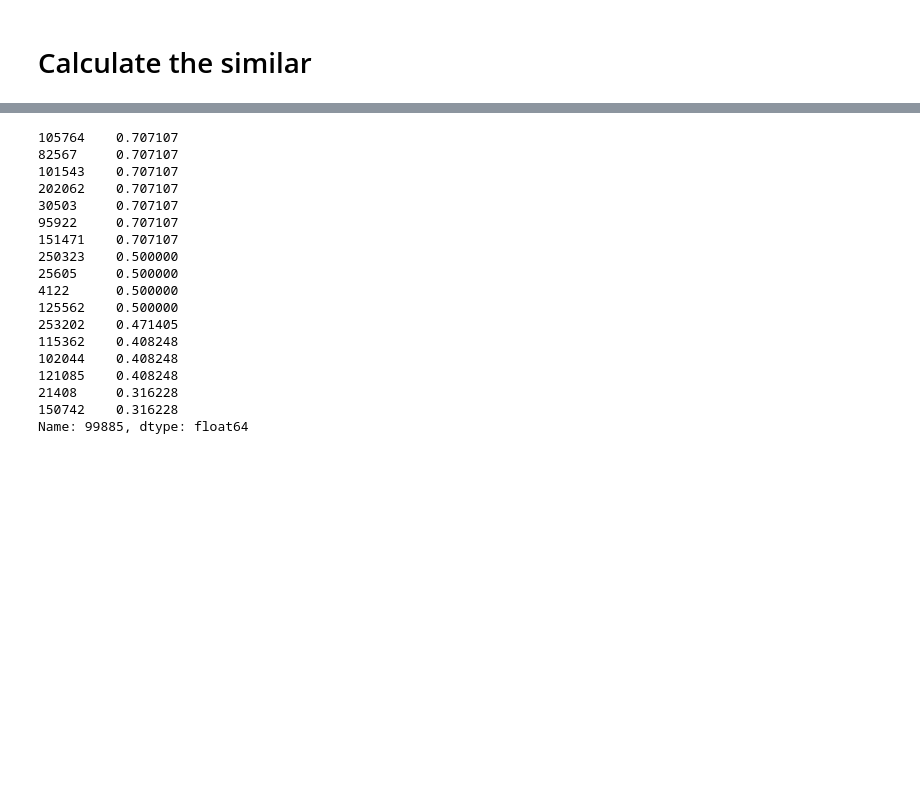
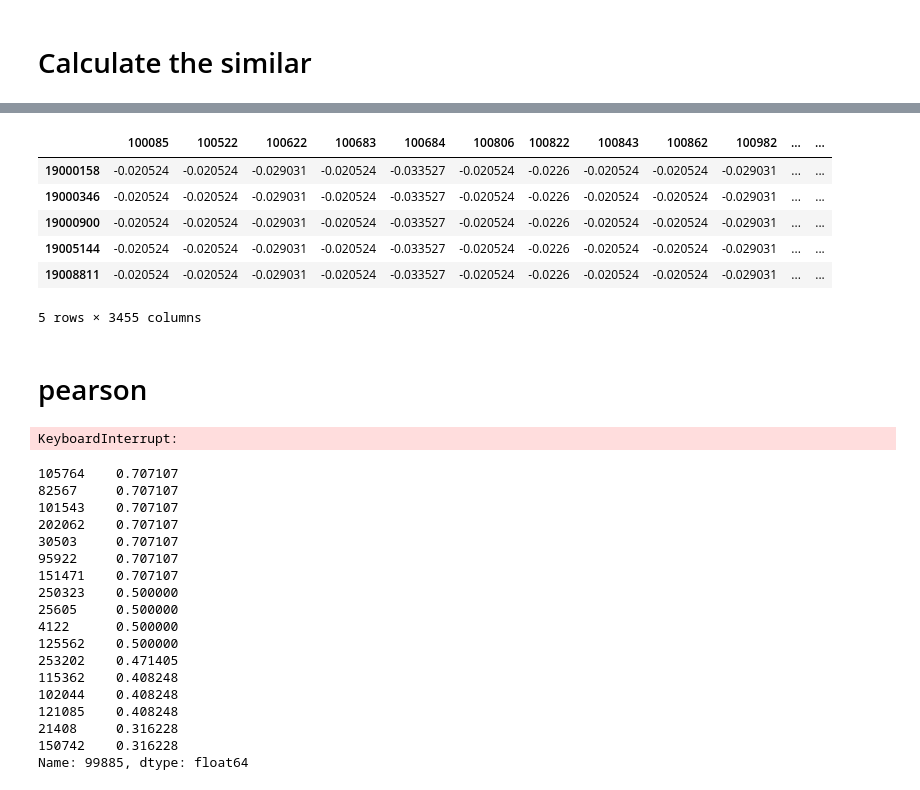
Before and after one commit to Kanbc/recommender-systems, a Jupyter notebook: 5_promissing_models/collaborative-filtering/users-based/user_based_collaborative_filtering.ipynb, the cells around one changed output, grey strips where cells are left out. Saved outputs shown, nothing was run; the diff lists cells and outputs as text; code cells hidden in the pictures; blank space fills up the shorter version.

Commit message:
user_base

```diff
--- a/5_promissing_models/collaborative-filtering/users-based/user_based_collaborative_filtering.ipynb
+++ b/5_promissing_models/collaborative-filtering/users-based/user_based_collaborative_filtering.ipynb
@@ -214,2 +224,0 @@ pivot.shape
-# %%
-pivot.fillna( 0, inplace = True )
@@ -324,0 +234,6 @@ import seaborn as sns
+# %%
+import numpy as np
+
+def mean_of_array(x):
+    valid_value = x[~np.isnan(x)]
+    return np.mean(valid_value)
@@ -324,0 +272,12 @@ import seaborn as sns
+# %%
+import numpy as np
+
+def std_of_array(x):
+    valid_value = x[~np.isnan(x)]
+    return np.std(valid_value)
+# %%
+def user_based_z_score_normalize(pivot_score_table):
+    mean_of_each_column = np.apply_along_axis(mean_of_array , axis=0, arr=pivot_score_table)
+    std_of_each_column = np.apply_along_axis(std_of_array , axis=0, arr=pivot_score_table)
+    z_score_normalized = (pivot_score_table - mean_of_each_column)/std_of_each_column
+    return z_score_normalized
@@ -325,3 +300,20 @@ import seaborn as sns
+# %%
+table =user_based_z_score_normalize(pivot[:])
+table.head()
+# %% [output]
+|  | 100085 | 100522 | 100622 | 100683 | 100684 | 100806 | 100822 | 100843 | 100862 | 100982 | ... | ... |
+| 19000158 | -0.020524 | -0.020524 | -0.029031 | -0.020524 | -0.033527 | -0.020524 | -0.0226 | -0.020524 | -0.020524 | -0.029031 | ... | ... |
+| 19000346 | -0.020524 | -0.020524 | -0.029031 | -0.020524 | -0.033527 | -0.020524 | -0.0226 | -0.020524 | -0.020524 | -0.029031 | ... | ... |
+| 19000900 | -0.020524 | -0.020524 | -0.029031 | -0.020524 | -0.033527 | -0.020524 | -0.0226 | -0.020524 | -0.020524 | -0.029031 | ... | ... |
+| 19005144 | -0.020524 | -0.020524 | -0.029031 | -0.020524 | -0.033527 | -0.020524 | -0.0226 | -0.020524 | -0.020524 | -0.029031 | ... | ... |
+| 19008811 | -0.020524 | -0.020524 | -0.029031 | -0.020524 | -0.033527 | -0.020524 | -0.0226 | -0.020524 | -0.020524 | -0.029031 | ... | ... |
+5 rows × 3455 columns
+# %% [markdown]
+# pearson
+# %%
+pearson(table)
+# %% [output]
+KeyboardInterrupt:
 # %%
 sort_recommend = df_corr.sort_values('99885', ascending=False)
 sort_recommend2 = sort_recommend[sort_recommend['99885']>0.3]
```
Also changed, not shown: parts of 24 cells of this notebook, 2 other files.
